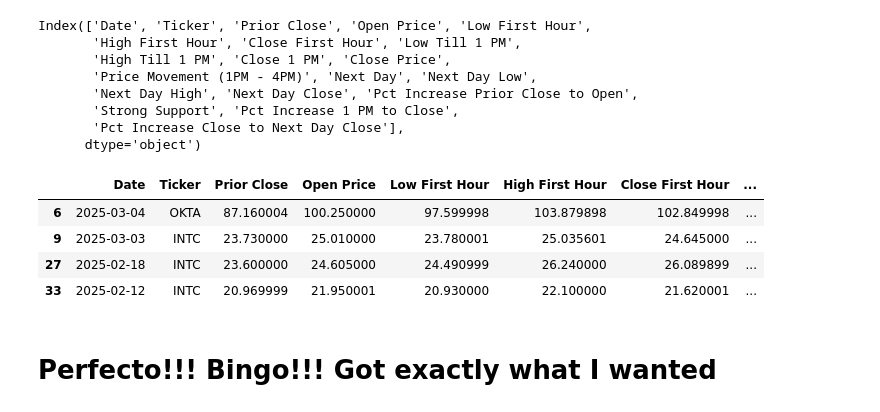
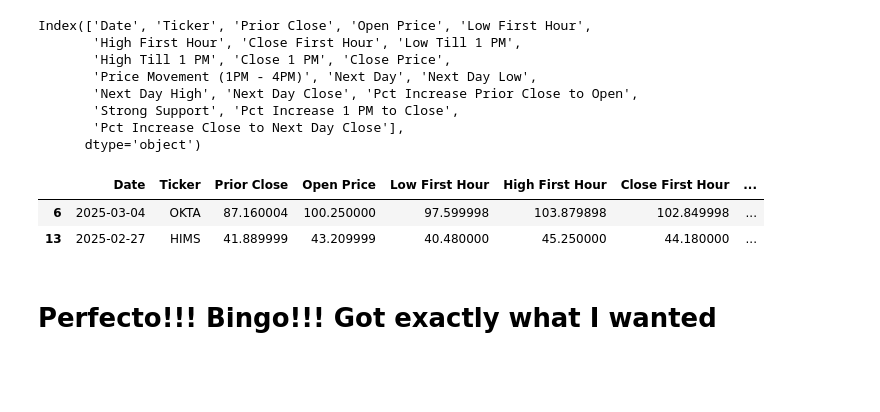
Before and after one commit to kriba05/fin-models, a Jupyter notebook: ipynotebooks/fin_model_1.ipynb, the cells around one changed output. Cells and saved outputs as stored; diff of their text form; code cells hidden in the pictures; blank space fills up the shorter version.

```diff
--- a/ipynotebooks/fin_model_1.ipynb
+++ b/ipynotebooks/fin_model_1.ipynb
@@ -146,7 +146,7 @@ def fetch_price_action_details(tickers, start_date, days=100):
 # Example Usage
 # %%
 
-tickers = ['OKTA','INTC','RGTI','PLTR','HIMS','INOD']
+tickers = ['OKTA','HIMS']
 start_date = datetime.date(2025, 3, 7)  # Set this to your desired end date
 my_stocks_data = fetch_price_action_details(tickers, start_date, days=45)
 my_stocks_data
@@ -164,13 +176,11 @@ Index(['Date', 'Ticker', 'Prior Close', 'Open Price', 'Low First Hour',
        'Pct Increase Close to Next Day Close'],
       dtype='object')
 # %%
-my_stocks_data[(my_stocks_data['Pct Increase Prior Close to Open'] >= 4) & (my_stocks_data['Strong Support'] == 'Y')]
+my_stocks_data[(my_stocks_data['Pct Increase Prior Close to Open'] >= 3) & (my_stocks_data['Strong Support'] == 'Y')]
 # %% [output]
 |  | Date | Ticker | Prior Close | Open Price | Low First Hour | High First Hour | Close First Hour | ... |
 | 6 | 2025-03-04 | OKTA | 87.160004 | 100.250000 | 97.599998 | 103.879898 | 102.849998 | ... |
-| 9 | 2025-03-03 | INTC | 23.730000 | 25.010000 | 23.780001 | 25.035601 | 24.645000 | ... |
-| 27 | 2025-02-18 | INTC | 23.600000 | 24.605000 | 24.490999 | 26.240000 | 26.089899 | ... |
-| 33 | 2025-02-12 | INTC | 20.969999 | 21.950001 | 20.930000 | 22.100000 | 21.620001 | ... |
+| 13 | 2025-02-27 | HIMS | 41.889999 | 43.209999 | 40.480000 | 45.250000 | 44.180000 | ... |
 # %% [markdown]
 # Perfecto!!! Bingo!!! Got exactly what I wanted
 # %% [markdown]
```
Also changed, not shown: parts of 1 cell of this notebook.
